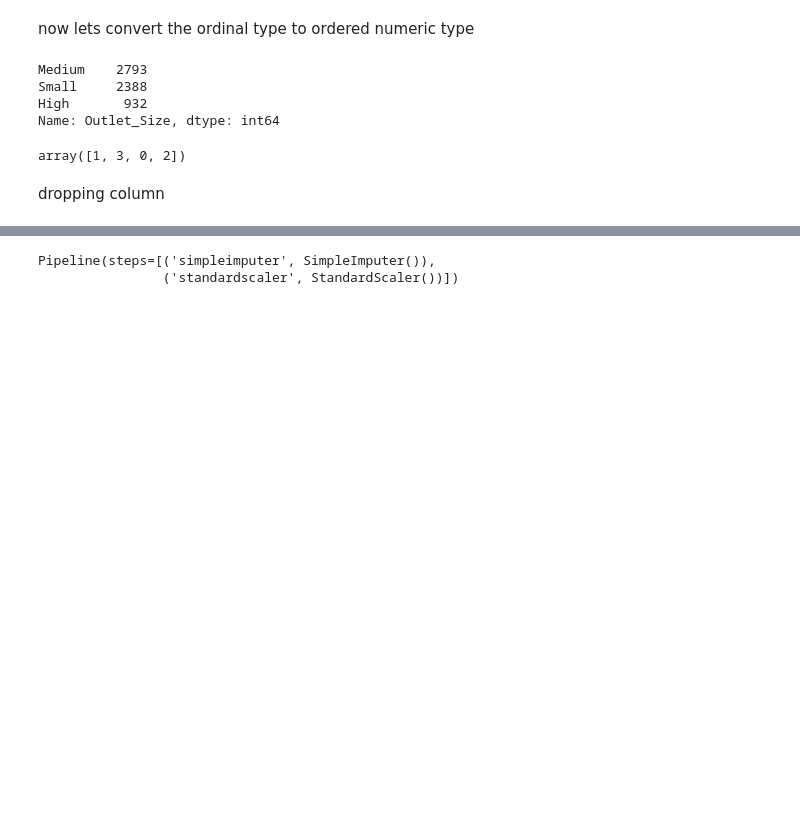
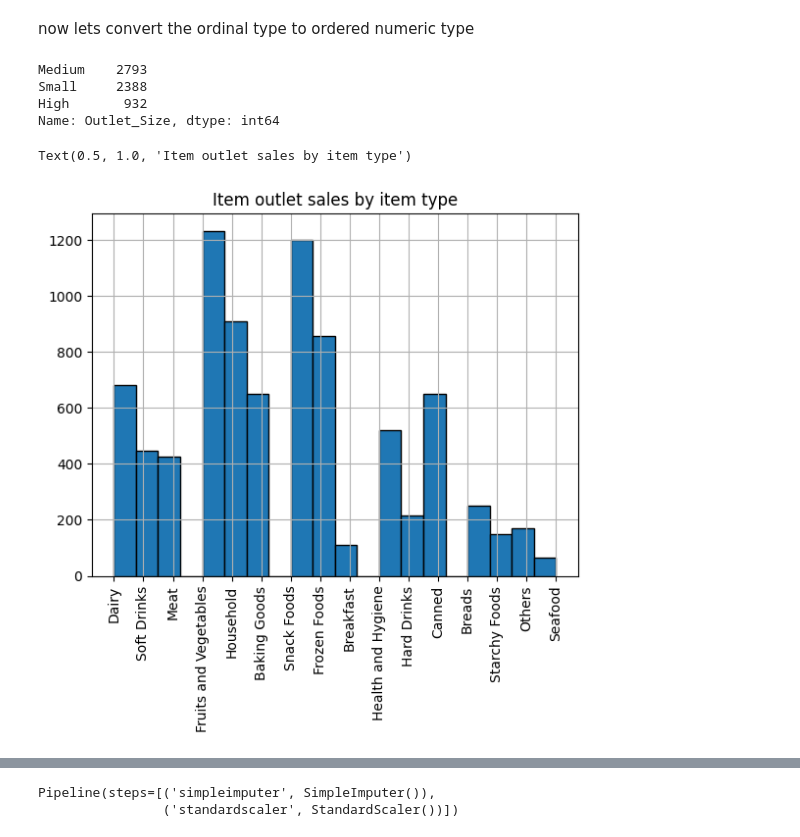
Before and after one commit to elleniayele/Prediction-of-Product-Sales1, a Jupyter notebook: prediction of sales in pipelines and transformers.ipynb, the cells around one changed output, grey strips where cells are left out. Cells and saved outputs as stored; diff of their text form; code cells hidden in the pictures; blank space fills up the shorter version.

```diff
--- a/prediction of sales in pipelines and transformers.ipynb
+++ b/prediction of sales in pipelines and transformers.ipynb
@@ -16,7 +18,7 @@ from sklearn import set_config
 set_config(display='diagram')
 # %%
 import pandas as pd
-filename ='/content/sales_predictions_2023 (1).csv'
+filename ='/sales_predictions_2023 (1).csv'
 df = pd.read_csv(filename)
 df.head()
 # %% [output]
@@ -73,13 +95,10 @@ Medium    2793
 Small     2388
 High       932
 Name: Outlet_Size, dtype: int64
-# %%
-# Import label encoder from sklearn import preprocessing
-from sklearn import preprocessing
-label_encoder = preprocessing.LabelEncoder()
-df['Outlet_Size']= label_encoder.fit_transform(df['Outlet_Size'])
-df['Outlet_Size'].unique()
-# %% [output]
-array([1, 3, 0, 2])
-# %% [markdown]
-dropping column
+# %%
+ax = df['Item_Type'].hist(bins = 20,edgecolor='black')
+ax.tick_params(axis = 'x', rotation = 90);
+ax.set_title("Item outlet sales by item type")
+# %% [output]
+Text(0.5, 1.0, 'Item outlet sales by item type')
+[figure, added]
```
Also changed, not shown: parts of 29 cells of this notebook.
